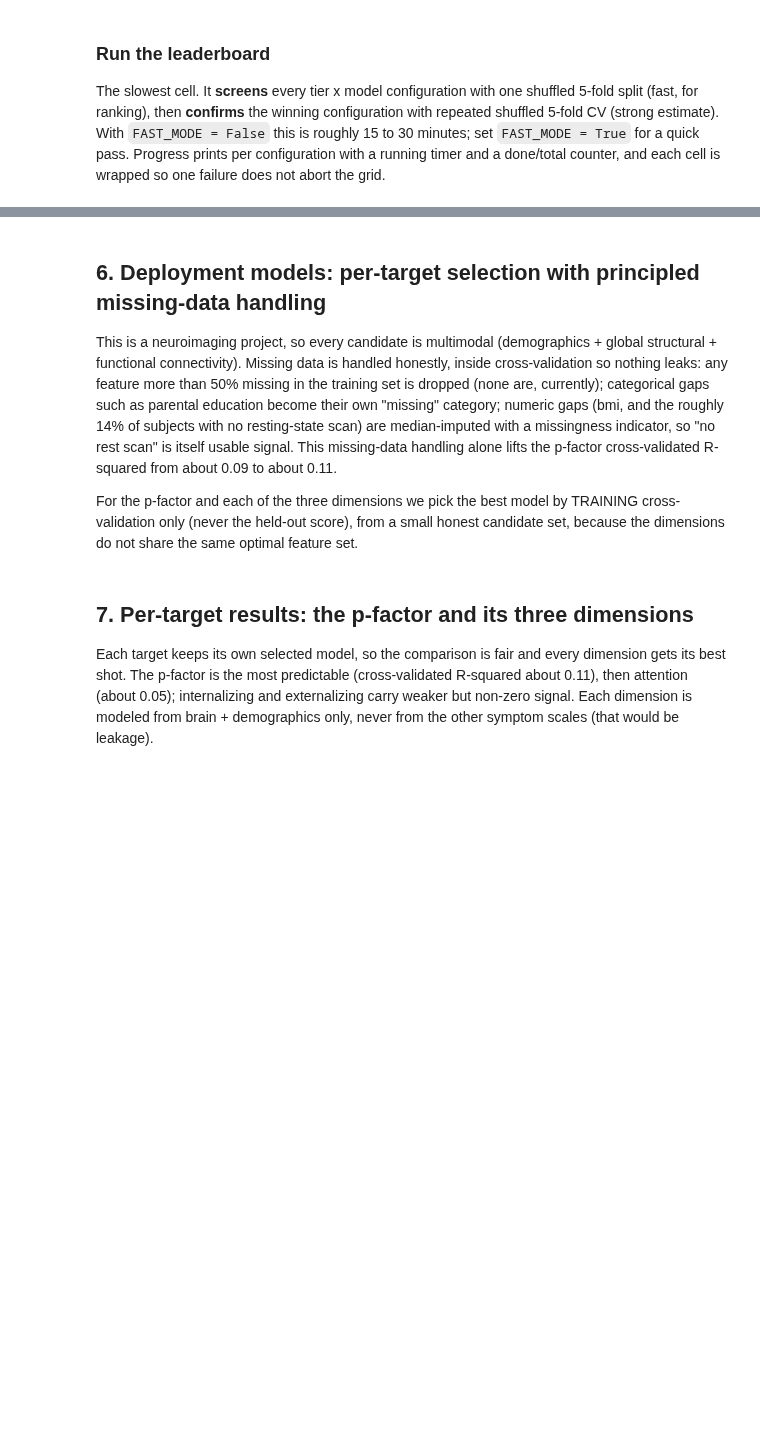
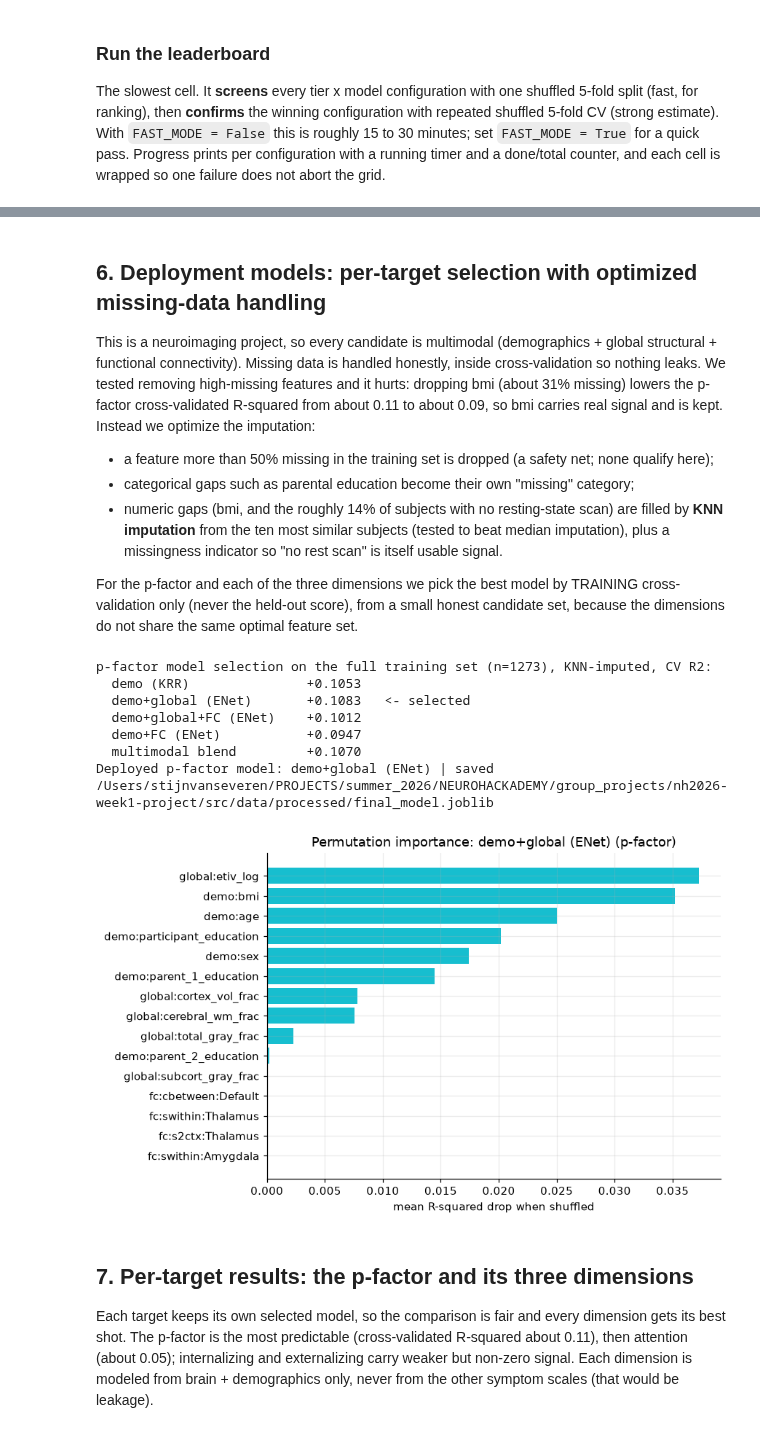
Before and after one commit to stvsever/nh2026-week1-project, a Jupyter notebook: src/jupiter_notebooks/pfactor_multimodal_prediction.ipynb, the cells around one changed output, grey strips where cells are left out. Cells and saved outputs as stored; diff of their text form; code cells hidden in the pictures; blank space fills up the shorter version.

```diff
--- a/src/jupiter_notebooks/pfactor_multimodal_prediction.ipynb
+++ b/src/jupiter_notebooks/pfactor_multimodal_prediction.ipynb
@@ -1042,22 +1054,27 @@ print("Best tier by any model:"); print(board.max(axis=1).round(3).to_string())
 # %% [markdown]
-## 6. Deployment models: per-target selection with principled missing-data handling
+## 6. Deployment models: per-target selection with optimized missing-data handling
 
 This is a neuroimaging project, so every candidate is multimodal (demographics + global structural + functional
-connectivity). Missing data is handled honestly, inside cross-validation so nothing leaks: any feature more than 50%
-missing in the training set is dropped (none are, currently); categorical gaps such as parental education become their
-own "missing" category; numeric gaps (bmi, and the roughly 14% of subjects with no resting-state scan) are
-median-imputed with a missingness indicator, so "no rest scan" is itself usable signal. This missing-data handling
-alone lifts the p-factor cross-validated R-squared from about 0.09 to about 0.11.
+connectivity). Missing data is handled honestly, inside cross-validation so nothing leaks. We tested removing
+high-missing features and it hurts: dropping bmi (about 31% missing) lowers the p-factor cross-validated R-squared from
+about 0.11 to about 0.09, so bmi carries real signal and is kept. Instead we optimize the imputation:
+
+- a feature more than 50% missing in the training set is dropped (a safety net; none qualify here);
+- categorical gaps such as parental education become their own "missing" category;
+- numeric gaps (bmi, and the roughly 14% of subjects with no resting-state scan) are filled by **KNN imputation** from
+  the ten most similar subjects (tested to beat median imputation), plus a missingness indicator so "no rest scan" is
+  itself usable signal.
 
 For the p-factor and each of the three dimensions we pick the best model by TRAINING cross-validation only (never the
 held-out score), from a small honest candidate set, because the dimensions do not share the same optimal feature set.
 # %%
-# --- Deployment models: multimodal candidates with principled missing-data handling ---
+# --- Deployment models: multimodal candidates with optimized missing-data handling ---
 from sklearn.ensemble import VotingRegressor
+from sklearn.impute import KNNImputer
 from sklearn.inspection import permutation_importance
 # Full training set for deployment: every labeled subject that is NOT held out (no needless QC/cortex gate).
 TRAIN_FULL = matrix.index[matrix[f"target:{PRIMARY}"].notna() & ~matrix.index.isin(HELDOUT)]
-def _usable(cols):   # missing-data policy: drop features >50% missing in the training set; impute the rest
+def _usable(cols):   # safety net: drop features >50% missing in the training set (none qualify here; bmi at ~31% is kept)
     miss = matrix.loc[TRAIN_FULL, cols].isna().mean(); return [c for c in cols if miss.get(c, 0.0) <= 0.50]
 demo_c = _usable([c for c in FEATURES_ALL if c.startswith("demo:")])
 glob_c = _usable([c for c in FEATURES_ALL if c.startswith("global:")])
@@ -1065,8 +1082,9 @@ fc_c   = _usable([c for c in FEATURES_ALL if c.startswith("fc:")])
 MM     = demo_c + glob_c + fc_c
 def sel_pipe(cols, est):
     num, cat = split_num_cat(cols)
-    # numeric: median impute + a missingness INDICATOR (so "no rest scan" / "no bmi" becomes usable signal)
-    num_pipe = Pipeline([("imp", SimpleImputer(strategy="median", add_indicator=True)), ("vt", VarianceThreshold()), ("sc", StandardScaler())])
+    # numeric: KNN impute from similar subjects (tested to beat median; dropping bmi at 31% missing loses signal),
+    # plus a missingness INDICATOR so "no rest scan" / "no bmi" is itself usable signal.
+    num_pipe = Pipeline([("imp", KNNImputer(n_neighbors=10, add_indicator=True)), ("vt", VarianceThreshold()), ("sc", StandardScaler())])
     parts = [("num", num_pipe, num)]
     if cat:  # categorical: missingness becomes its own category (informative, e.g. parental education)
         cat_pipe = Pipeline([("imp", SimpleImputer(strategy="constant", fill_value="missing")), ("oh", OneHotEncoder(handle_unknown="ignore", sparse_output=False))])
@@ -1078,34 +1096,43 @@ def _blend(): return VotingRegressor([("enet", _enet(demo_c+glob_c+fc_c)), ("krr
 CANDIDATES = {"demo (KRR)": lambda: _krr(demo_c), "demo+global (ENet)": lambda: _enet(demo_c+glob_c),
               "demo+global+FC (ENet)": lambda: _enet(demo_c+glob_c+fc_c), "demo+FC (ENet)": lambda: _enet(demo_c+fc_c),
               "multimodal blend": lambda: _blend()}
 def cv_metrics(model_fn, X, y, repeats=(1 if FAST_MODE else 4)):
     acc = np.zeros(len(y))
     for rep in range(repeats): acc += cross_val_predict(model_fn(), X, y, cv=KFold(CV_FOLDS, shuffle=True, random_state=SEED+rep), n_jobs=-1)
     return metrics(y, acc/repeats)
 def select_model(t):   # choose the best candidate for target t by TRAINING cross-validation only
     coh = matrix.index[matrix[f"target:{t}"].notna() & ~matrix.index.isin(HELDOUT)]
     y = matrix.loc[coh, f"target:{t}"].astype(float); X = matrix.loc[coh, MM]
     scr = {name: cv_metrics(fn, X, y)["R2"] for name, fn in CANDIDATES.items()}
     return max(scr, key=scr.get), scr, coh
 
 best_name, p_scr, _ = select_model(PRIMARY)
-print(f"p-factor model selection on the full training set (n={len(TRAIN_FULL)}), missing-data-aware, CV R2:")
+print(f"p-factor model selection on the full training set (n={len(TRAIN_FULL)}), KNN-imputed, CV R2:")
 for k, v in p_scr.items(): print(f"  {k:24s} {v:+.4f}" + ("   <- selected" if k == best_name else ""))
 SELECTED = {PRIMARY: best_name}
 final_model = CANDIDATES[best_name]().fit(matrix.loc[TRAIN_FULL, MM], matrix.loc[TRAIN_FULL, f"target:{PRIMARY}"].astype(float))
 best_cols = MM
 try:
     joblib.dump({"model": final_model, "kind": best_name, "features": best_cols, "target": TARGETS[PRIMARY], "seed": SEED}, PROC/"final_model.joblib")
     print("Deployed p-factor model:", best_name, "| saved", PROC/"final_model.joblib")
 except Exception as e: print("Model not pickled:", type(e).__name__)
 try:
     _s = matrix.loc[TRAIN_FULL, MM].sample(min(500, len(TRAIN_FULL)), random_state=SEED)
     _pi = permutation_importance(final_model, _s, matrix.loc[_s.index, f"target:{PRIMARY}"].astype(float), n_repeats=5, random_state=SEED, n_jobs=-1, scoring="r2")
     _imp = pd.Series(_pi.importances_mean, index=MM).sort_values(ascending=False).head(15)
     fig, ax = plt.subplots(figsize=(8, 5)); ax.barh(_imp.index[::-1], _imp.values[::-1], color=C["teal"]); ax.axvline(0, color="black", lw=1)
     ax.set(title=f"Permutation importance: {best_name} (p-factor)", xlabel="mean R-squared drop when shuffled")
     plt.tight_layout(); fig.savefig(FIGURES/"feature_importance.png", dpi=120, bbox_inches="tight"); plt.show()
 except Exception as e: print("Permutation importance skipped:", type(e).__name__)
+# %% [output]
+p-factor model selection on the full training set (n=1273), KNN-imputed, CV R2:
+  demo (KRR)               +0.1053
+  demo+global (ENet)       +0.1083   <- selected
+  demo+global+FC (ENet)    +0.1012
+  demo+FC (ENet)           +0.0947
+  multimodal blend         +0.1070
+Deployed p-factor model: demo+global (ENet) | saved /Users/stijnvanseveren/PROJECTS/summer_2026/NEUROHACKADEMY/group_projects/nh2026-week1-project/src/data/processed/final_model.joblib
+[figure, added]
 # %% [markdown]
 ## 7. Per-target results: the p-factor and its three dimensions
 
```
Also changed, not shown: parts of 4 cells of this notebook, 15 other files.
